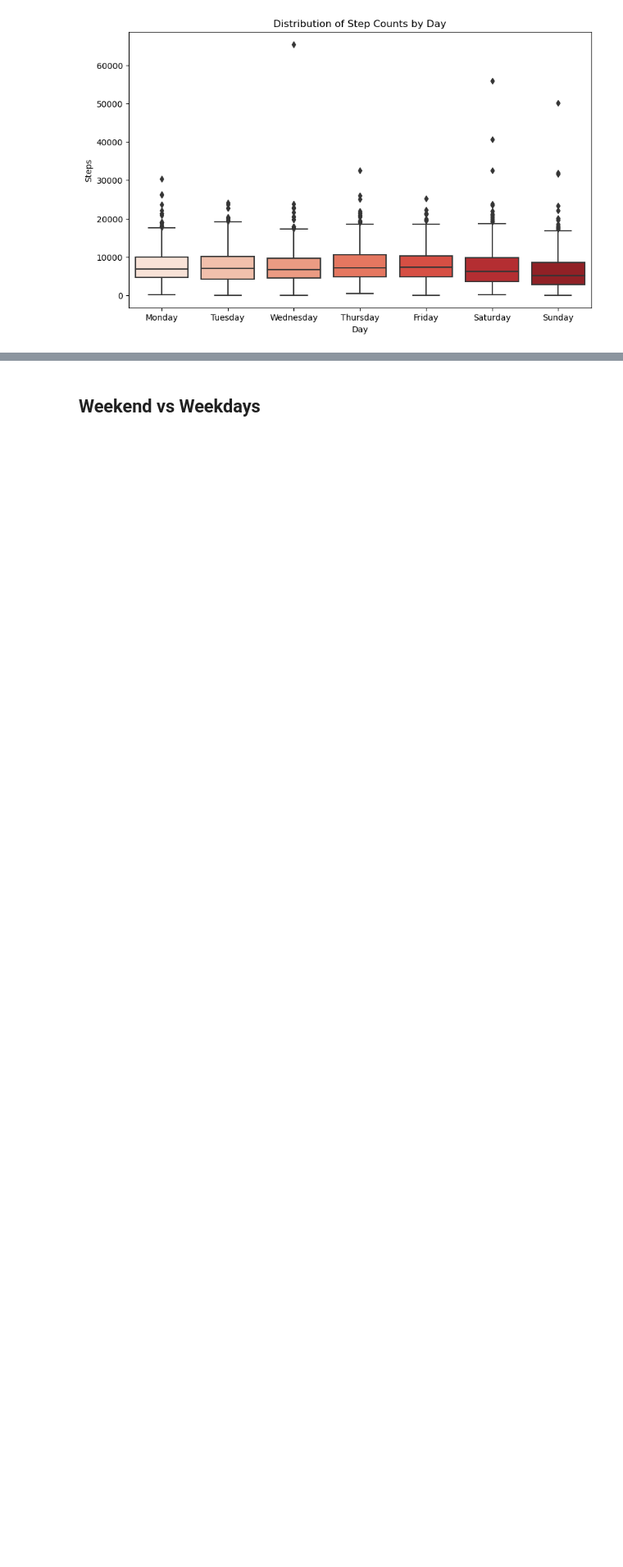
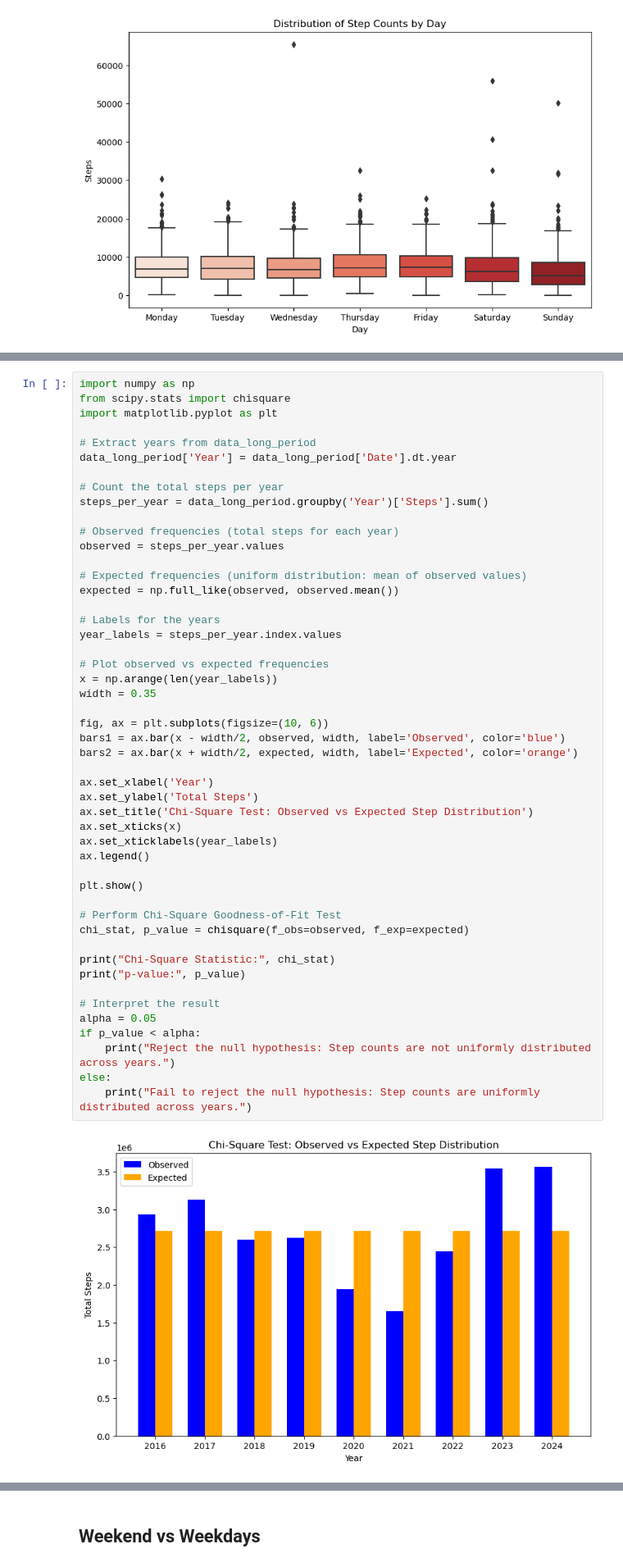
Before and after one commit to Akseldindisyan/my-step-count-analysis, a Jupyter notebook: Main.ipynb, the cells around one changed output, grey strips where cells are left out. Shown at 82% size. Saved outputs shown, nothing was run; the diff lists cells and outputs as text; blank space fills up the shorter version.

```diff
--- a/Main.ipynb
+++ b/Main.ipynb
@@ -628,0 +629,51 @@ analyze_and_plot_steps(data_long_period)
+# %%
+import numpy as np
+from scipy.stats import chisquare
+import matplotlib.pyplot as plt
+
+# Extract years from data_long_period
+data_long_period['Year'] = data_long_period['Date'].dt.year
+
+# Count the total steps per year
+steps_per_year = data_long_period.groupby('Year')['Steps'].sum()
+
+# Observed frequencies (total steps for each year)
+observed = steps_per_year.values
+
+# Expected frequencies (uniform distribution: mean of observed values)
+expected = np.full_like(observed, observed.mean())
+
+# Labels for the years
+year_labels = steps_per_year.index.values
+
+# Plot observed vs expected frequencies
+x = np.arange(len(year_labels))
+width = 0.35
+
+fig, ax = plt.subplots(figsize=(10, 6))
+bars1 = ax.bar(x - width/2, observed, width, label='Observed', color='blue')
+bars2 = ax.bar(x + width/2, expected, width, label='Expected', color='orange')
+
+ax.set_xlabel('Year')
+ax.set_ylabel('Total Steps')
+ax.set_title('Chi-Square Test: Observed vs Expected Step Distribution')
+ax.set_xticks(x)
+ax.set_xticklabels(year_labels)
+ax.legend()
+
+plt.show()
+
+# Perform Chi-Square Goodness-of-Fit Test
+chi_stat, p_value = chisquare(f_obs=observed, f_exp=expected)
+
+print("Chi-Square Statistic:", chi_stat)
+print("p-value:", p_value)
+
+# Interpret the result
+alpha = 0.05
+if p_value < alpha:
+    print("Reject the null hypothesis: Step counts are not uniformly distributed across years.")
+else:
+    print("Fail to reject the null hypothesis: Step counts are uniformly distributed across years.")
+# %% [output]
+[figure, added]
```
Also changed, not shown: parts of 35 cells of this notebook.
